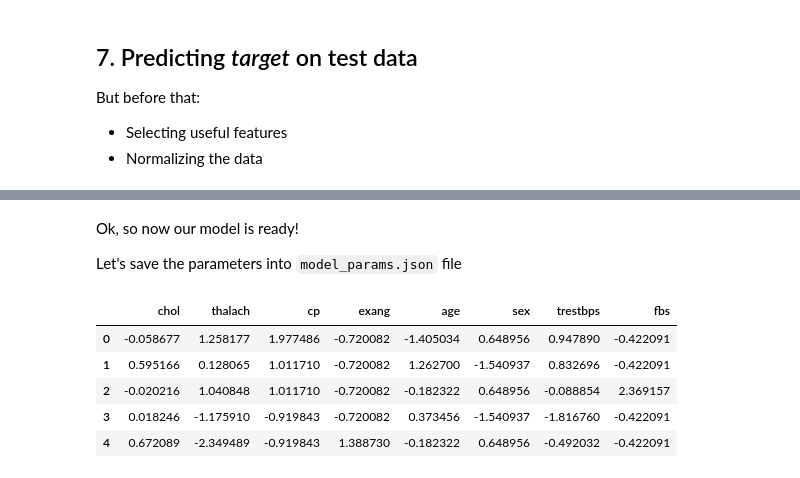
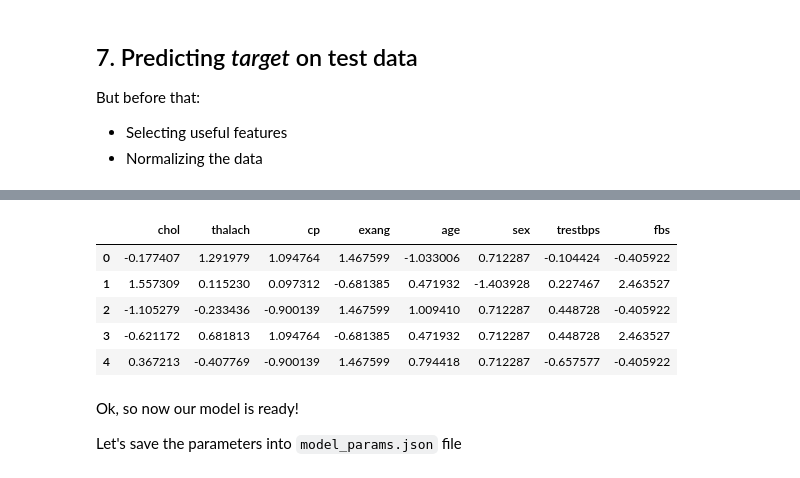
Before and after one commit to Param302/Heart-Disease-predictor, a Jupyter notebook: heart-disease-prediction.ipynb, the cells around one changed output, grey strips where cells are left out. Drawn from its saved outputs; the diff is of its cells as text; code cells hidden in the pictures.

```diff
--- a/heart-disease-prediction.ipynb
+++ b/heart-disease-prediction.ipynb
@@ -387,3 +387,12 @@ array([1, 1, 0, 1, 0, 1, 1, 1, 0, 0, 1, 0, 1, 1, 1, 1, 0, 0, 0, 0, 0, 1,
+# %%
+test_data.head()
+# %% [output]
+|  | chol | thalach | cp | exang | age | sex | trestbps | fbs |
+| 0 | -0.177407 | 1.291979 | 1.094764 | 1.467599 | -1.033006 | 0.712287 | -0.104424 | -0.405922 |
+| 1 | 1.557309 | 0.115230 | 0.097312 | -0.681385 | 0.471932 | -1.403928 | 0.227467 | 2.463527 |
+| 2 | -1.105279 | -0.233436 | -0.900139 | 1.467599 | 1.009410 | 0.712287 | 0.448728 | -0.405922 |
+| 3 | -0.621172 | 0.681813 | 1.094764 | -0.681385 | 0.471932 | 0.712287 | 0.448728 | 2.463527 |
+| 4 | 0.367213 | -0.407769 | -0.900139 | 1.467599 | 0.794418 | 0.712287 | -0.657577 | -0.405922 |
 # %% [markdown]
 Ok, so now our model is ready!
 
@@ -397,12 +408,3 @@ data = {
 
 with open("./model_params.json", "w") as f:
     json.dump(data, f, indent=4)
-# %%
-X.head()
-# %% [output]
-|  | chol | thalach | cp | exang | age | sex | trestbps | fbs |
-| 0 | -0.058677 | 1.258177 | 1.977486 | -0.720082 | -1.405034 | 0.648956 | 0.947890 | -0.422091 |
-| 1 | 0.595166 | 0.128065 | 1.011710 | -0.720082 | 1.262700 | -1.540937 | 0.832696 | -0.422091 |
-| 2 | -0.020216 | 1.040848 | 1.011710 | -0.720082 | -0.182322 | 0.648956 | -0.088854 | 2.369157 |
-| 3 | 0.018246 | -1.175910 | -0.919843 | -0.720082 | 0.373456 | -1.540937 | -1.816760 | -0.422091 |
-| 4 | 0.672089 | -2.349489 | -0.919843 | 1.388730 | -0.182322 | 0.648956 | -0.492032 | -0.422091 |
```
Also changed, not shown: parts of 6 cells of this notebook, 5 other files.
